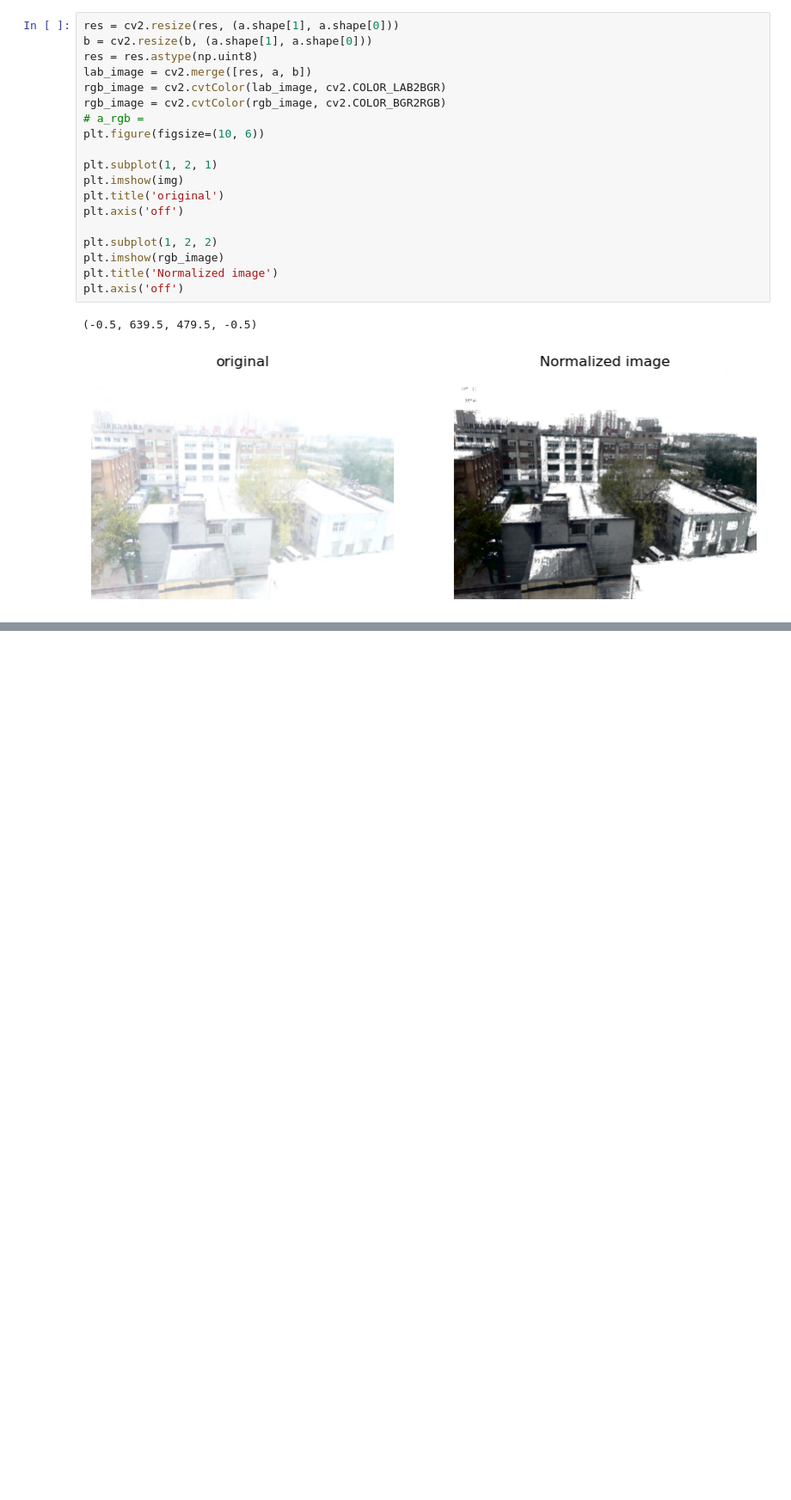
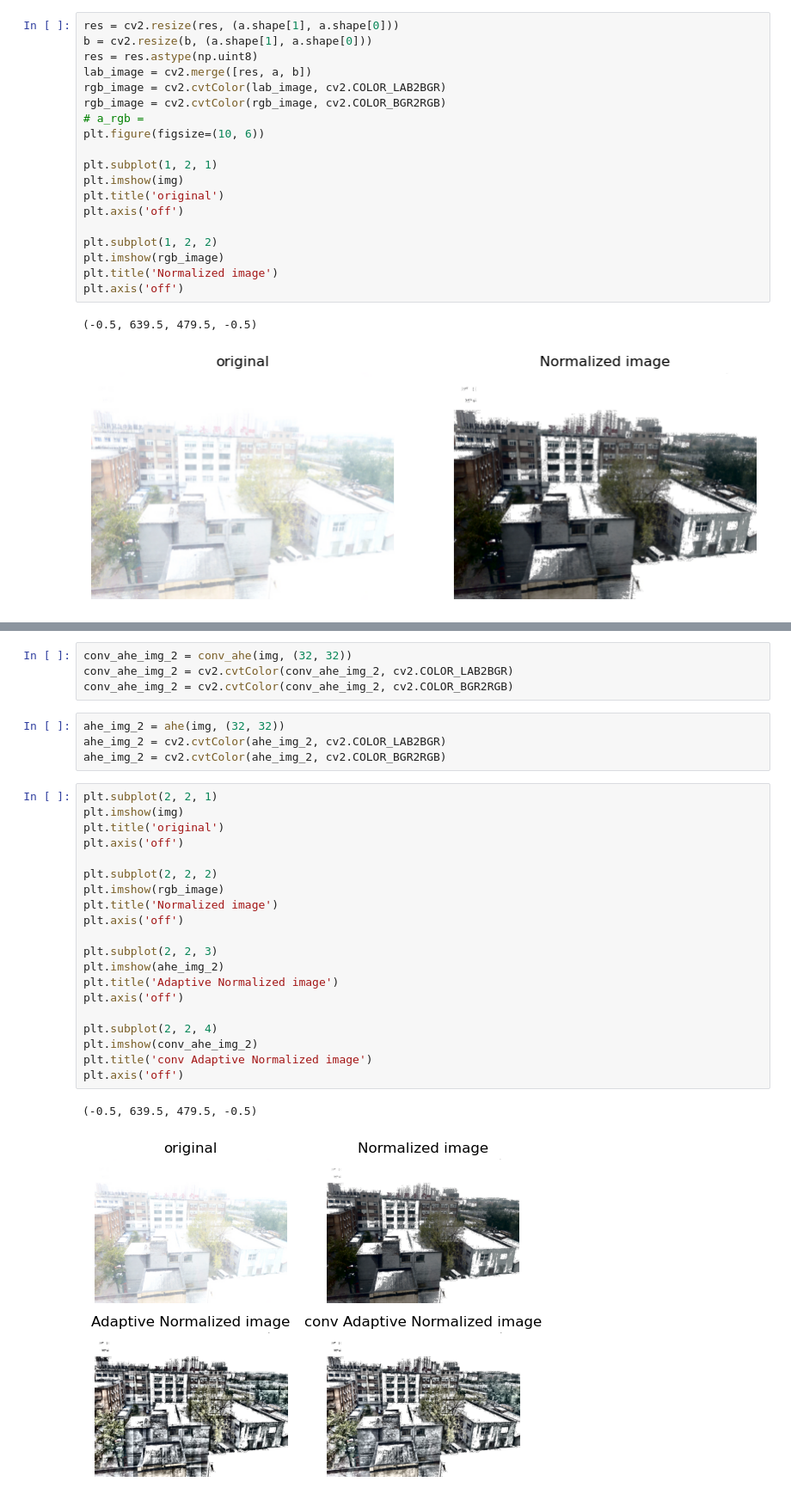
Before and after one commit to jiffij/Histogram-Equalization, a Jupyter notebook: main.ipynb, the cells around one changed output, grey strips where cells are left out. Shown at 86% size. Cells and saved outputs as stored; diff of their text form; blank space fills up the shorter version.

```diff
--- a/main.ipynb
+++ b/main.ipynb
@@ -136,0 +235,31 @@ plt.axis('off')
+# %%
+conv_ahe_img_2 = conv_ahe(img, (32, 32))
+conv_ahe_img_2 = cv2.cvtColor(conv_ahe_img_2, cv2.COLOR_LAB2BGR)
+conv_ahe_img_2 = cv2.cvtColor(conv_ahe_img_2, cv2.COLOR_BGR2RGB)
+# %%
+ahe_img_2 = ahe(img, (32, 32))
+ahe_img_2 = cv2.cvtColor(ahe_img_2, cv2.COLOR_LAB2BGR)
+ahe_img_2 = cv2.cvtColor(ahe_img_2, cv2.COLOR_BGR2RGB)
+# %%
+plt.subplot(2, 2, 1)
+plt.imshow(img)
+plt.title('original')
+plt.axis('off')
+
+plt.subplot(2, 2, 2)
+plt.imshow(rgb_image)
+plt.title('Normalized image')
+plt.axis('off')
+
+plt.subplot(2, 2, 3)
+plt.imshow(ahe_img_2)
+plt.title('Adaptive Normalized image')
+plt.axis('off')
+
+plt.subplot(2, 2, 4)
+plt.imshow(conv_ahe_img_2)
+plt.title('conv Adaptive Normalized image')
+plt.axis('off')
+# %% [output]
+(-0.5, 639.5, 479.5, -0.5)
+[figure, added]
```
Also changed, not shown: parts of 12 cells of this notebook, 6 other files.
